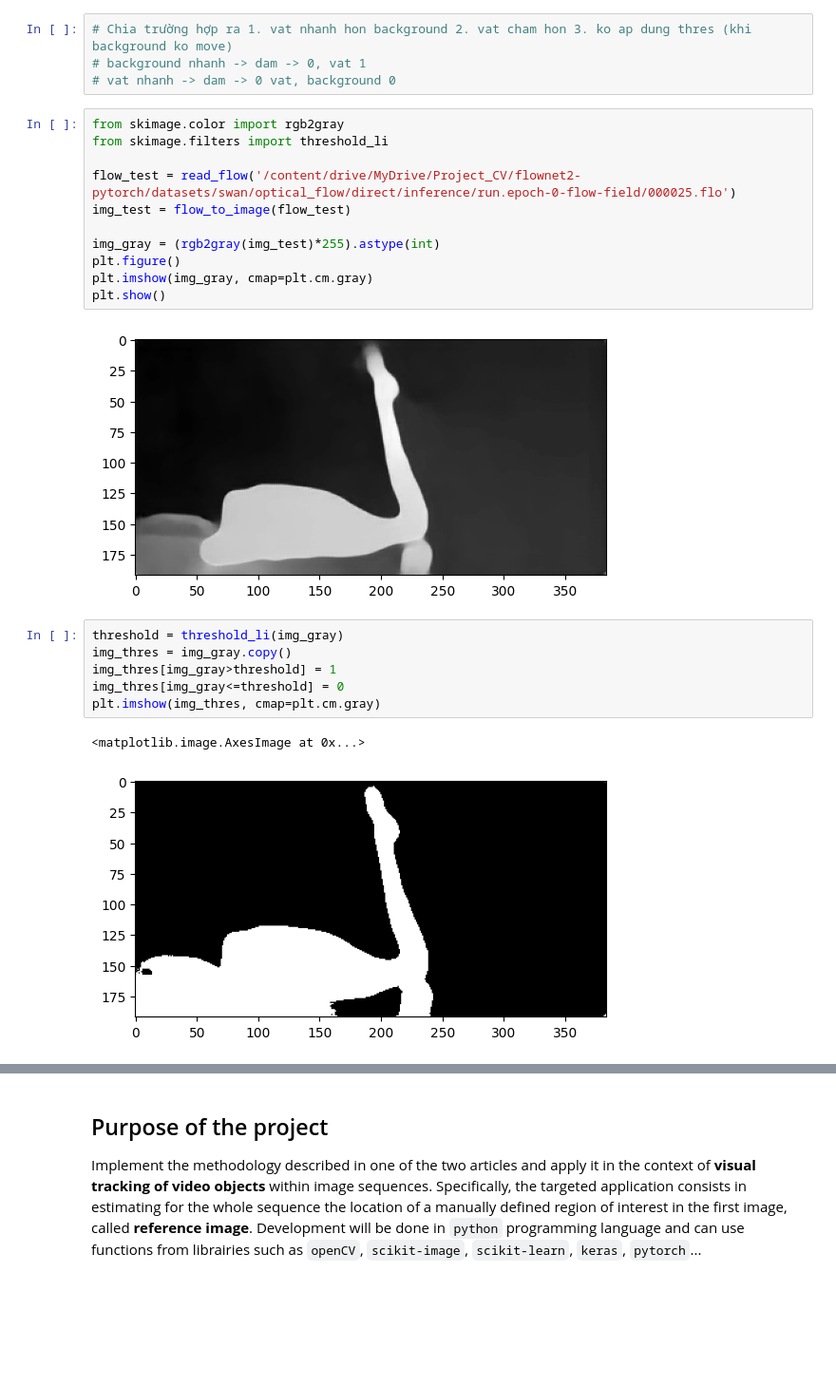
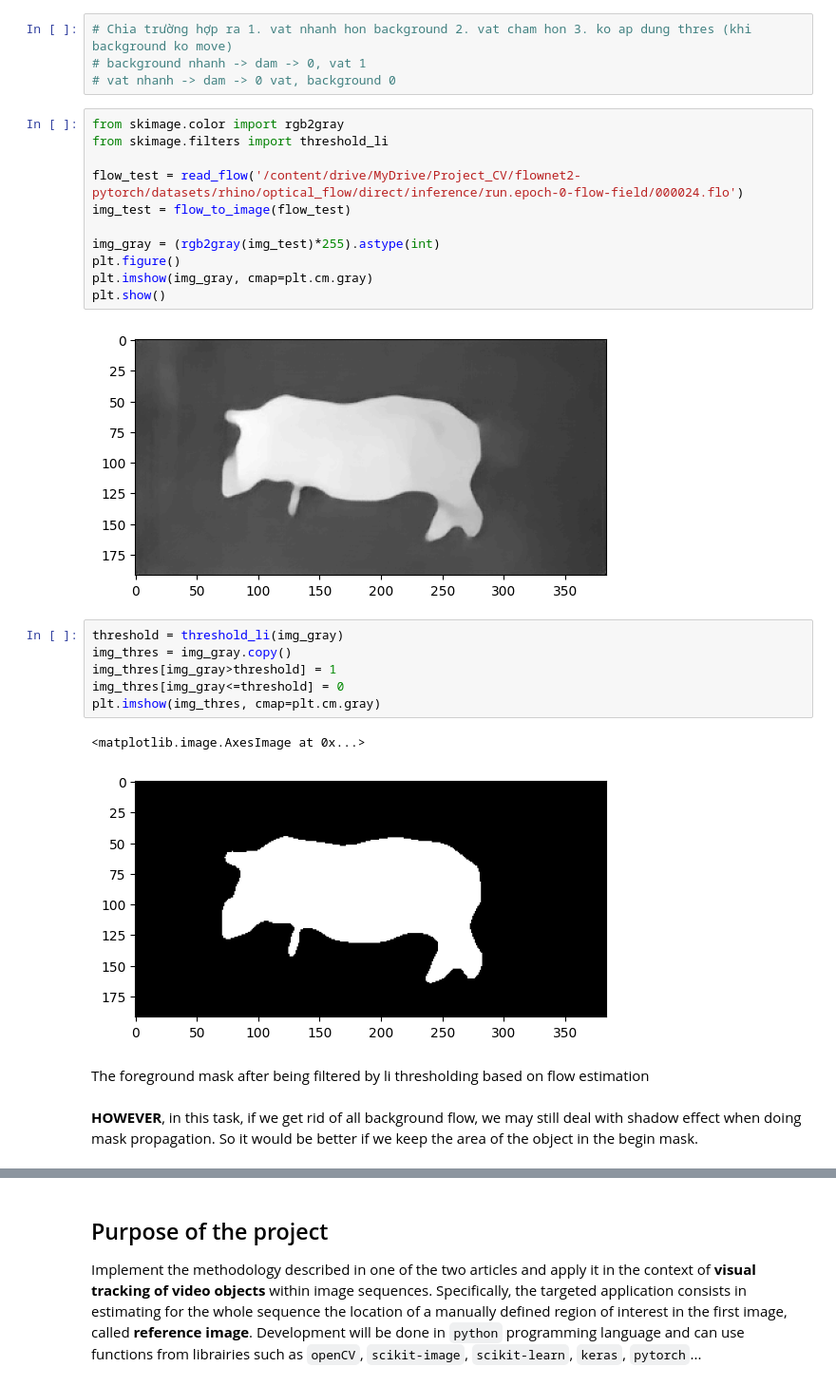
Before and after one commit to huyhoangpjn/Computer-Vision-2024-Project-Flow-net-2, a Jupyter notebook: prepare.ipynb, the cells around one changed output, grey strips where cells are left out. Shown at 95% size. Saved outputs shown, nothing was run; the diff lists cells and outputs as text; blank space fills up the shorter version.

```diff
--- a/prepare.ipynb
+++ b/prepare.ipynb
@@ -373,16 +373,16 @@ Therefore, it's necessary to filter the background flow by thresholding
 # %%
 from skimage.color import rgb2gray
 from skimage.filters import threshold_li
 
-flow_test = read_flow('/content/drive/MyDrive/Project_CV/flownet2-pytorch/datasets/swan/optical_flow/direct/inference/run.epoch-0-flow-field/000025.flo')
+flow_test = read_flow('/content/drive/MyDrive/Project_CV/flownet2-pytorch/datasets/rhino/optical_flow/direct/inference/run.epoch-0-flow-field/000024.flo')
 img_test = flow_to_image(flow_test)
 
 img_gray = (rgb2gray(img_test)*255).astype(int)
 plt.figure()
 plt.imshow(img_gray, cmap=plt.cm.gray)
 plt.show()
 # %% [output]
-[figure, old version]
+[figure, new version]
 # %%
 threshold = threshold_li(img_gray)
 img_thres = img_gray.copy()
@@ -391,6 +391,10 @@ img_thres[img_gray<=threshold] = 0
 plt.imshow(img_thres, cmap=plt.cm.gray)
 # %% [output]
 <matplotlib.image.AxesImage at 0x...>
-[figure, old version]
+[figure, new version]
+# %% [markdown]
+The foreground mask after being filtered by li thresholding based on flow estimation
+# %% [markdown]
+**HOWEVER**, in this task, if we get rid of all background flow, we may still deal with shadow effect when doing mask propagation. So it would be better if we keep the area of the object in the begin mask.
 # %%
 # Return flow
```
Also changed, not shown: parts of 11 cells of this notebook.
